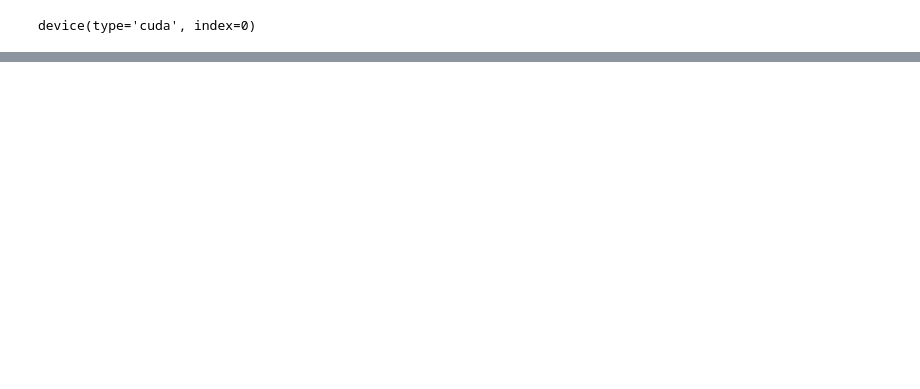
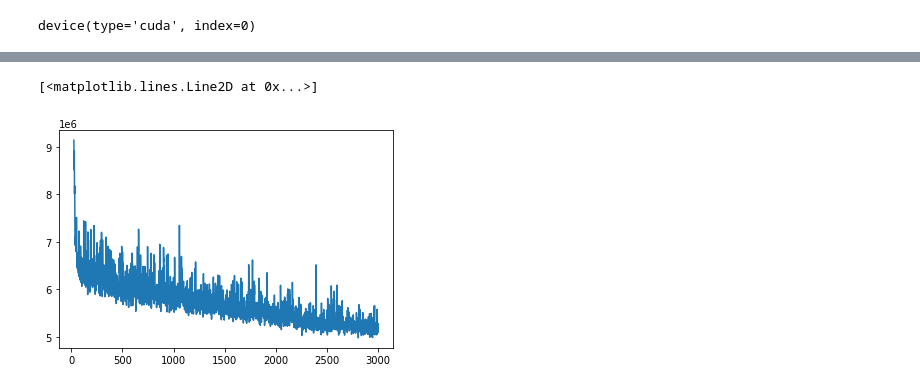
Before and after one commit to RobbieSoutham/SkinLearning, a Jupyter notebook: Model.ipynb, the cells around one changed output, grey strips where cells are left out. Cells and saved outputs as stored; diff of their text form; code cells hidden in the pictures; blank space fills up the shorter version.

```diff
--- a/Model.ipynb
+++ b/Model.ipynb
@@ -465,26 +740,23 @@ plt.show()
 # %%
+from torch.utils.data import Dataset
+from torch import tensor
+
 # Folder name will correspond to index of sample
-from torch.utils.data import Dataset, DataLoader
-import os
-import pickle
-from torch import tensor
-import numpy as np
-from scipy.interpolate import interp1d
-import matplotlib.pyplot as plt
-
 class Data(Dataset):
-    def __init__(self, signalFolder, sampleFile, steps=128):
+    def __init__(self, signalFolder, sampleFile, runs, steps=128):
         # Load both disp1 and disp2 from each folder
         # Folders ordered according to index of sample
         # Use the corresponding sample as y -> append probe?
         self.input = []
         self.output = []
 
-        samples = []
         with open(f"{sampleFile}", "rb") as f:
-             samples = pickle.load(f).astype(np.float32)
+             samples = pickle.load(f)
 
-        for run in os.listdir(f"{signalFolder}/"):
+        self.min = [min(np.array(samples[runs])[:, i]) for i in range(6)]
+        self.max = [max(np.array(samples[runs])[:, i]) for i in range(6)]
+
+        for run in runs: #os.listdir(f"{signalFolder}/"):
             inp = []
             fail = False
 
@@ -506,6 +778,7 @@ class Data(Dataset):
                 # Interpolate curve for consistent x values
                 xNew = np.linspace(0, 7, num=steps, endpoint=False)
                 interped = interp1d(a['x'], a['y'], kind='cubic', fill_value="extrapolate")(xNew)
+
                 #fix, ax = plt.subplots(1, 2)
                 #ax[0].plot(xNew, interped)
                 #a.plot(ax=ax[1], x='x', y='y')
@@ -523,16 +796,22 @@ class Data(Dataset):
 
                 #print(a)
 
-                a = interped.astype(np.float32)
-                inp.append(a)
+                inp.append(list(interped))
 
             if not fail:
                 if len(inp) != 2:
                     raise Exception("sdf")
                 #print(inp[0])
                 #raise Exception("sdf")
-                self.input.append(tensor(np.array(inp)))
-                self.output.append(tensor(samples[int(run)]))
+
+                self.input.append(inp)
+                self.output.append(samples[int(run)])
+
+        self.output = tensor(self.output)
+        self.input = tensor(self.input)
+        #for dim in range(6):
+       #     self.output[:, dim] = (self.output[:, dim] - self.min[dim])/(self.max[dim] - self.min[dim])
+        #print(self.output)
 
     def __len__(self):
         return len(self.output)
@@ -547,2 +822,2 @@ len(dataset)
 # %%
-dataset = Data("D:/SamplingResults", "C:/Users/rjsou/Documents/MastersDiss/Sampling/Samples.pkl")
+dataset = Data("D:/SamplingResults", "C:/Users/rjsou/Documents/MastersDiss/Sampling/Samples.pkl", runs)
@@ -556,8 +836,8 @@ DEVICE
 # %% [output]
 device(type='cuda', index=0)
 # %%
-net = CNN1D() #3.01e7 - without batchnorm, 0.5 lr -> 8.69e+6
+net = testCNN() #3.01e7 - without batchnorm, 0.5 lr -> 8.69e+6
 # %%
-train(train_loader, net)
+loss, p_loss, v_loss = train(train_loader, net, val_loader=test_loader)
 # %% [output]
 Using: cuda:0
@@ -586,0 +848,5 @@ Average Loss: 102550102.73146021
+# %%
+plt.plot(range(25, len(v_loss)), v_loss[25:], label="Validation loss")
+# %% [output]
+[<matplotlib.lines.Line2D at 0x...>]
+[figure, added]
```
Also changed, not shown: parts of 45 cells of this notebook, 10 other files.
